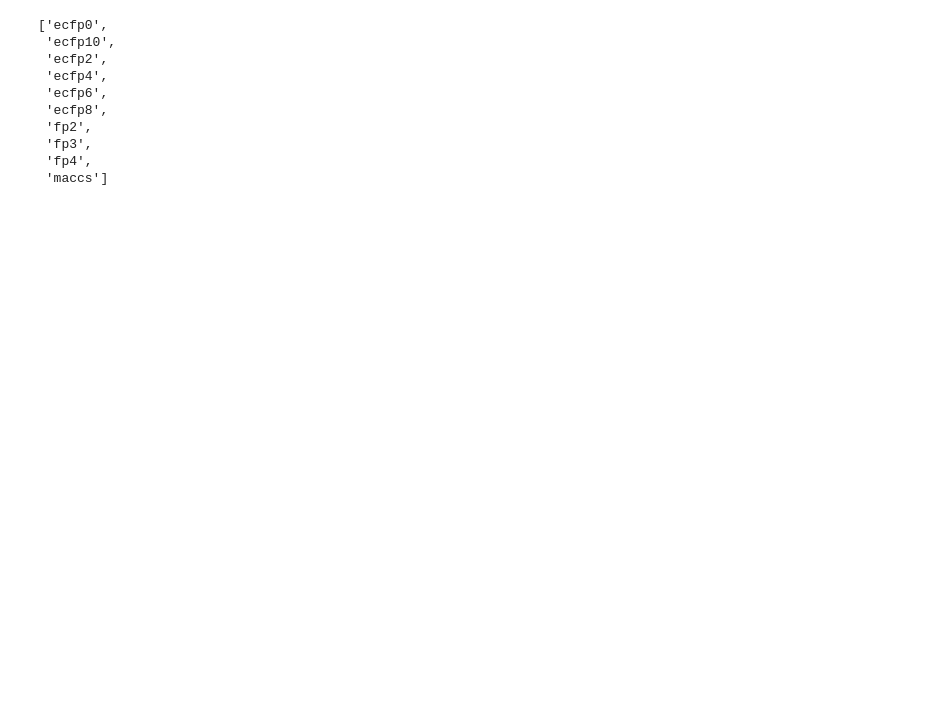
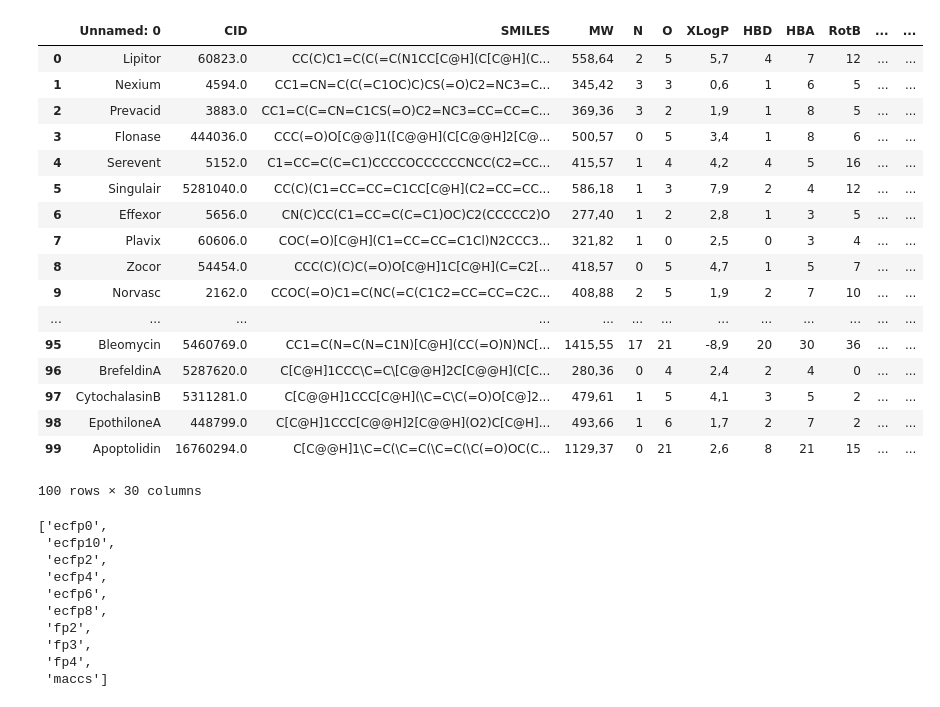
Before and after one commit to sktrinh12/Juypter-Notebook_mac, a Jupyter notebook: pybel-testing.ipynb, the cells around one changed output. Saved outputs shown, nothing was run; the diff lists cells and outputs as text; code cells hidden in the pictures; blank space fills up the shorter version.

```diff
--- a/pybel-testing.ipynb
+++ b/pybel-testing.ipynb
@@ -8,3 +8,24 @@ import pybel
 import pandas as pd
 import pubchempy as pcp
 #mols = {name:pybel.readstring('smi',strings) for name,strings in repo[:10]}
+# %%
+df.head(100)
+# %% [output]
+|  | Unnamed: 0 | CID | SMILES | MW | N | O | XLogP | HBD | HBA | RotB | ... | ... |
+| 0 | Lipitor | 60823.0 | CC(C)C1=C(C(=C(N1CC[C@H](C[C@H](C... | 558,64 | 2 | 5 | 5,7 | 4 | 7 | 12 | ... | ... |
+| 1 | Nexium | 4594.0 | CC1=CN=C(C(=C1OC)C)CS(=O)C2=NC3=C... | 345,42 | 3 | 3 | 0,6 | 1 | 6 | 5 | ... | ... |
+| 2 | Prevacid | 3883.0 | CC1=C(C=CN=C1CS(=O)C2=NC3=CC=CC=C... | 369,36 | 3 | 2 | 1,9 | 1 | 8 | 5 | ... | ... |
+| 3 | Flonase | 444036.0 | CCC(=O)O[C@@]1([C@@H](C[C@@H]2[C@... | 500,57 | 0 | 5 | 3,4 | 1 | 8 | 6 | ... | ... |
+| 4 | Serevent | 5152.0 | C1=CC=C(C=C1)CCCCOCCCCCCNCC(C2=CC... | 415,57 | 1 | 4 | 4,2 | 4 | 5 | 16 | ... | ... |
+| 5 | Singulair | 5281040.0 | CC(C)(C1=CC=CC=C1CC[C@H](C2=CC=CC... | 586,18 | 1 | 3 | 7,9 | 2 | 4 | 12 | ... | ... |
+| 6 | Effexor | 5656.0 | CN(C)CC(C1=CC=C(C=C1)OC)C2(CCCCC2)O | 277,40 | 1 | 2 | 2,8 | 1 | 3 | 5 | ... | ... |
+| 7 | Plavix | 60606.0 | COC(=O)[C@H](C1=CC=CC=C1Cl)N2CCC3... | 321,82 | 1 | 0 | 2,5 | 0 | 3 | 4 | ... | ... |
+| 8 | Zocor | 54454.0 | CCC(C)(C)C(=O)O[C@H]1C[C@H](C=C2[... | 418,57 | 0 | 5 | 4,7 | 1 | 5 | 7 | ... | ... |
+| 9 | Norvasc | 2162.0 | CCOC(=O)C1=C(NC(=C(C1C2=CC=CC=C2C... | 408,88 | 2 | 5 | 1,9 | 2 | 7 | 10 | ... | ... |
+| ... | ... | ... | ... | ... | ... | ... | ... | ... | ... | ... | ... | ... |
+| 95 | Bleomycin | 5460769.0 | CC1=C(N=C(N=C1N)[C@H](CC(=O)N)NC[... | 1415,55 | 17 | 21 | -8,9 | 20 | 30 | 36 | ... | ... |
+| 96 | BrefeldinA | 5287620.0 | C[C@H]1CCC\C=C\[C@@H]2C[C@@H](C[C... | 280,36 | 0 | 4 | 2,4 | 2 | 4 | 0 | ... | ... |
+| 97 | CytochalasinB | 5311281.0 | C[C@@H]1CCC[C@H](\C=C\C(=O)O[C@]2... | 479,61 | 1 | 5 | 4,1 | 3 | 5 | 2 | ... | ... |
+| 98 | EpothiloneA | 448799.0 | C[C@H]1CCC[C@@H]2[C@@H](O2)C[C@H]... | 493,66 | 1 | 6 | 1,7 | 2 | 7 | 2 | ... | ... |
+| 99 | Apoptolidin | 16760294.0 | C[C@@H]1\C=C(\C=C(\C=C(\C(=O)OC(C... | 1129,37 | 0 | 21 | 2,6 | 8 | 21 | 15 | ... | ... |
+100 rows × 30 columns
```
Also changed, not shown: parts of 11 cells of this notebook, 33 other files.
